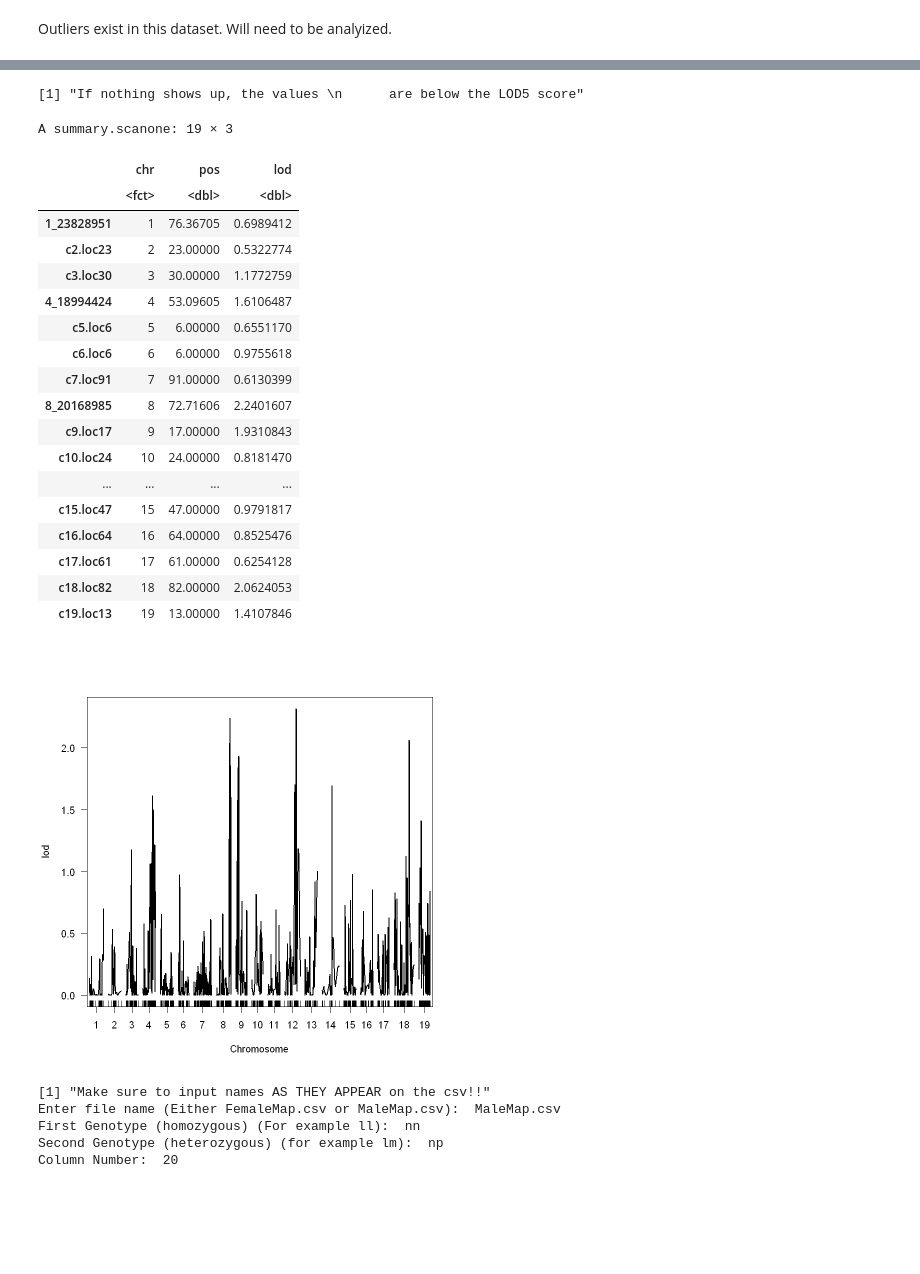
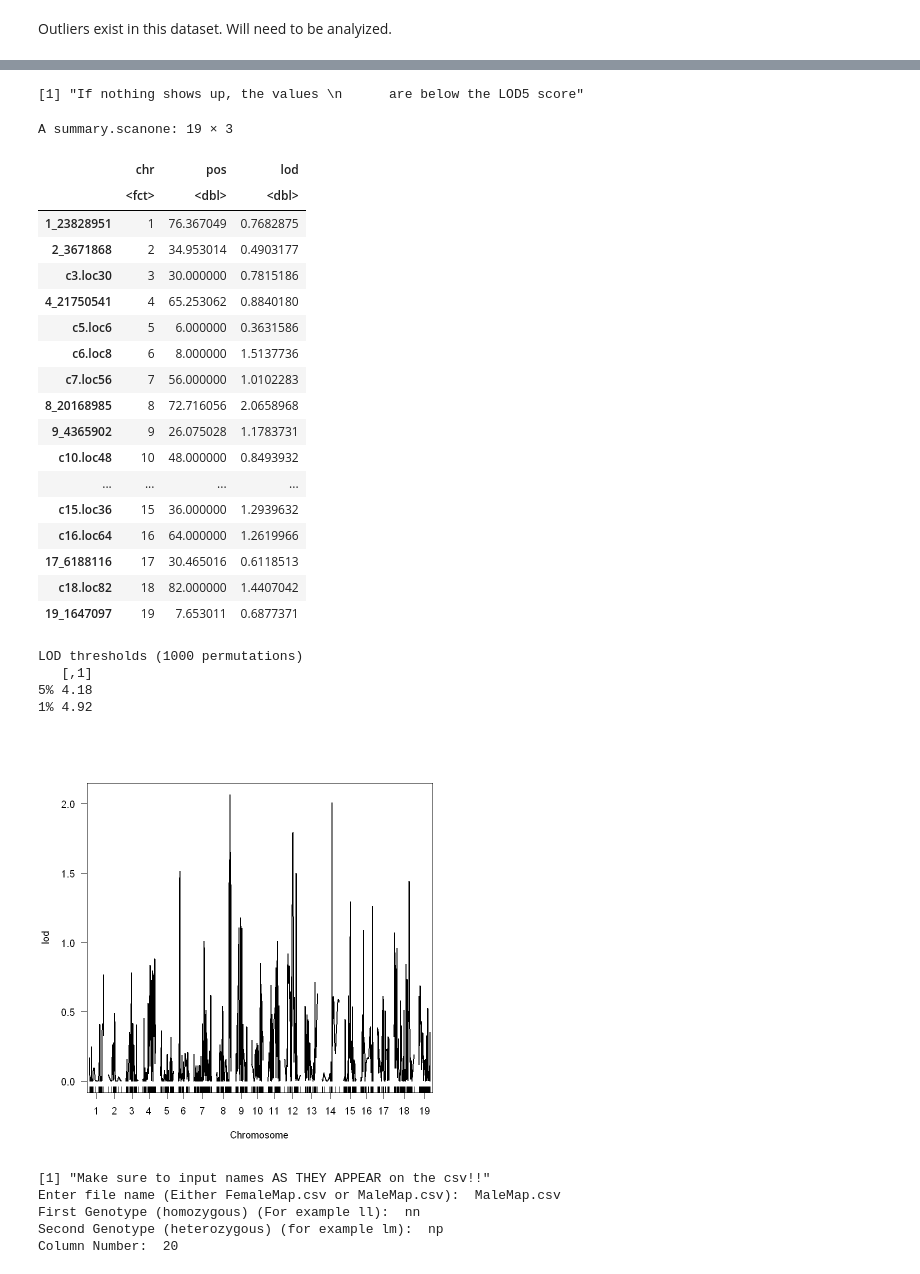
Before and after one commit to Kovacs-Lab/Aim-3, a Jupyter notebook: QTL_mapping/Analysis summaries by trait/Mg_Summary.ipynb, the cells around one changed output, grey strips where cells are left out. Drawn from its saved outputs; the diff is of its cells as text; code cells hidden in the pictures; blank space fills up the shorter version.

```diff
--- a/QTL_mapping/Analysis summaries by trait/Mg_Summary.ipynb
+++ b/QTL_mapping/Analysis summaries by trait/Mg_Summary.ipynb
@@ -80,34 +98,39 @@ LOD5 <- summary(TraitCIM1000)[1]
 # %%
 #Deterime LOD Values
 TraitCIM<-cim(Map,pheno.col = colNum,method = "hk",
               map.function = "kosambi") #Generate LOD Values
 plot(TraitCIM) #show LOD graph
 abline(h = LOD5,col = "blue") #overlay statistically significant line
 print("If nothing shows up, the values
       are below the LOD5 score") #warning for no peaks
 summary(TraitCIM)
+summary(TraitCIM1000,alpha=c(.05,.01))
 # %% [output]
 [1] "If nothing shows up, the values \n      are below the LOD5 score"
 A summary.scanone: 19 × 3
 |  | chr | pos | lod |
 |  | <fct> | <dbl> | <dbl> |
-| 1_23828951 | 1 | 76.36705 | 0.6989412 |
-| c2.loc23 | 2 | 23.00000 | 0.5322774 |
-| c3.loc30 | 3 | 30.00000 | 1.1772759 |
-| 4_18994424 | 4 | 53.09605 | 1.6106487 |
-| c5.loc6 | 5 | 6.00000 | 0.6551170 |
-| c6.loc6 | 6 | 6.00000 | 0.9755618 |
-| c7.loc91 | 7 | 91.00000 | 0.6130399 |
-| 8_20168985 | 8 | 72.71606 | 2.2401607 |
-| c9.loc17 | 9 | 17.00000 | 1.9310843 |
-| c10.loc24 | 10 | 24.00000 | 0.8181470 |
+| 1_23828951 | 1 | 76.367049 | 0.7682875 |
+| 2_3671868 | 2 | 34.953014 | 0.4903177 |
+| c3.loc30 | 3 | 30.000000 | 0.7815186 |
+| 4_21750541 | 4 | 65.253062 | 0.8840180 |
+| c5.loc6 | 5 | 6.000000 | 0.3631586 |
+| c6.loc8 | 6 | 8.000000 | 1.5137736 |
+| c7.loc56 | 7 | 56.000000 | 1.0102283 |
+| 8_20168985 | 8 | 72.716056 | 2.0658968 |
+| 9_4365902 | 9 | 26.075028 | 1.1783731 |
+| c10.loc48 | 10 | 48.000000 | 0.8493932 |
 | ... | ... | ... | ... |
-| c15.loc47 | 15 | 47.00000 | 0.9791817 |
-| c16.loc64 | 16 | 64.00000 | 0.8525476 |
-| c17.loc61 | 17 | 61.00000 | 0.6254128 |
-| c18.loc82 | 18 | 82.00000 | 2.0624053 |
-| c19.loc13 | 19 | 13.00000 | 1.4107846 |
+| c15.loc36 | 15 | 36.000000 | 1.2939632 |
+| c16.loc64 | 16 | 64.000000 | 1.2619966 |
+| 17_6188116 | 17 | 30.465016 | 0.6118513 |
+| c18.loc82 | 18 | 82.000000 | 1.4407042 |
+| 19_1647097 | 19 | 7.653011 | 0.6877371 |
+LOD thresholds (1000 permutations)
+   [,1]
+5% 4.18
+1% 4.92
-[figure, old version]
+[figure, new version]
 # %%
 #Collecting enviroment variables
 print("Make sure to input names AS THEY APPEAR on the csv!!") #Just a user warning
```
Also changed, not shown: parts of 5 cells of this notebook, 1 other file.
